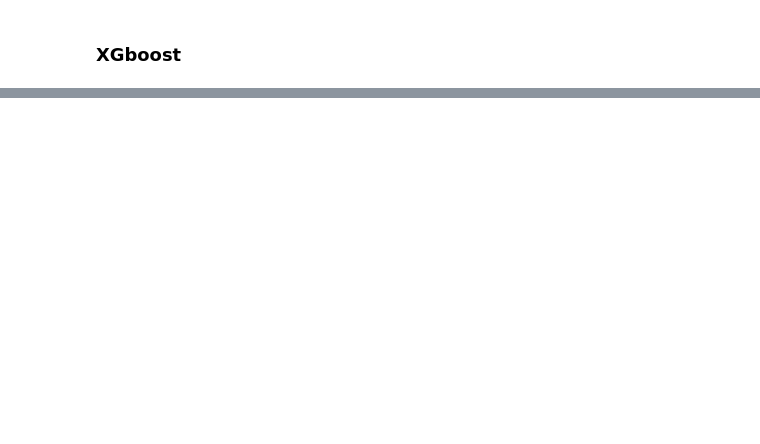
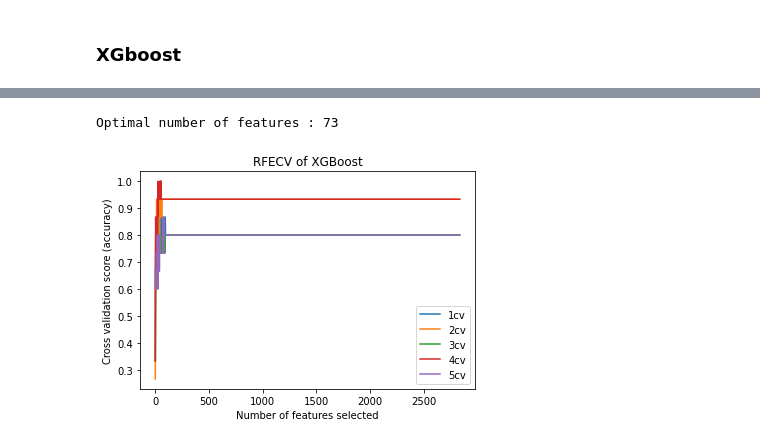
Before and after one commit to aaronyhsl/B4TM2022, a Jupyter notebook: src/feature_selections.ipynb, the cells around one changed output, grey strips where cells are left out. Saved outputs shown, nothing was run; the diff lists cells and outputs as text; code cells hidden in the pictures; blank space fills up the shorter version.

```diff
--- a/src/feature_selections.ipynb
+++ b/src/feature_selections.ipynb
@@ -337,0 +321,8 @@ corr
+# %%
+# label encode y_train for xgboost
+lc = LabelEncoder()
+lc = lc.fit(y_train)
+lc_y_train = lc.transform(y_train)
+
+# transform lc_y_train into series
+lc_y_train = pd.Series(lc_y_train)
@@ -337,0 +336,31 @@ corr
+# %%
+# Create the RFE object and compute a cross-validated score.
+xgb = XGBClassifier(random_state=42)
+# The "accuracy" scoring shows the proportion of correct classifications
+
+min_features_to_select = 1  # Minimum number of features to consider
+rfecv_xgb = RFECV(
+    estimator=xgb,
+    step=1,
+    cv=StratifiedKFold(5),
+    scoring="accuracy",
+    min_features_to_select=min_features_to_select,
+)
+rfecv_xgb.fit(X_train, lc_y_train)
+
+print("Optimal number of features : %d" % rfecv_xgb.n_features_)
+
+# Plot number of features VS. cross-validation scores
+plt.figure()
+plt.xlabel("Number of features selected")
+plt.ylabel("Cross validation score (accuracy)")
+plt.plot(
+    range(min_features_to_select, len(rfecv_xgb.grid_scores_) + min_features_to_select),
+    rfecv_xgb.grid_scores_,
+)
+plt.title("RFECV of XGBoost")
+plt.legend(['1cv', '2cv', '3cv', '4cv', '5cv'], loc=4)
+plt.show()
+# %% [output]
+Optimal number of features : 73
+[figure, added]
```
Also changed, not shown: parts of 55 cells of this notebook.
